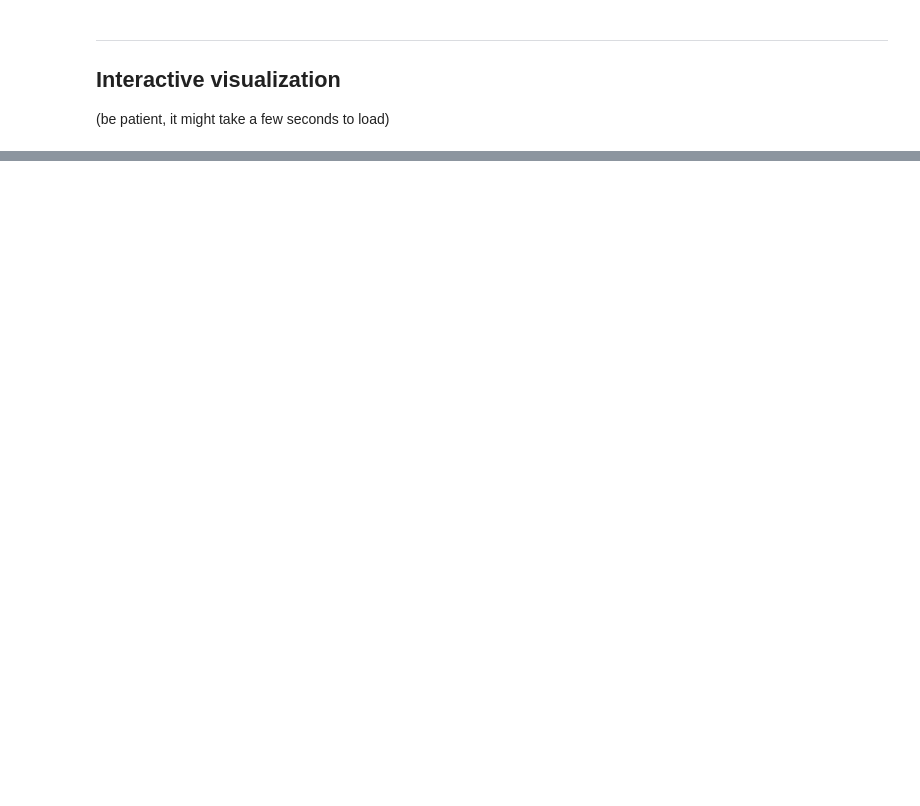
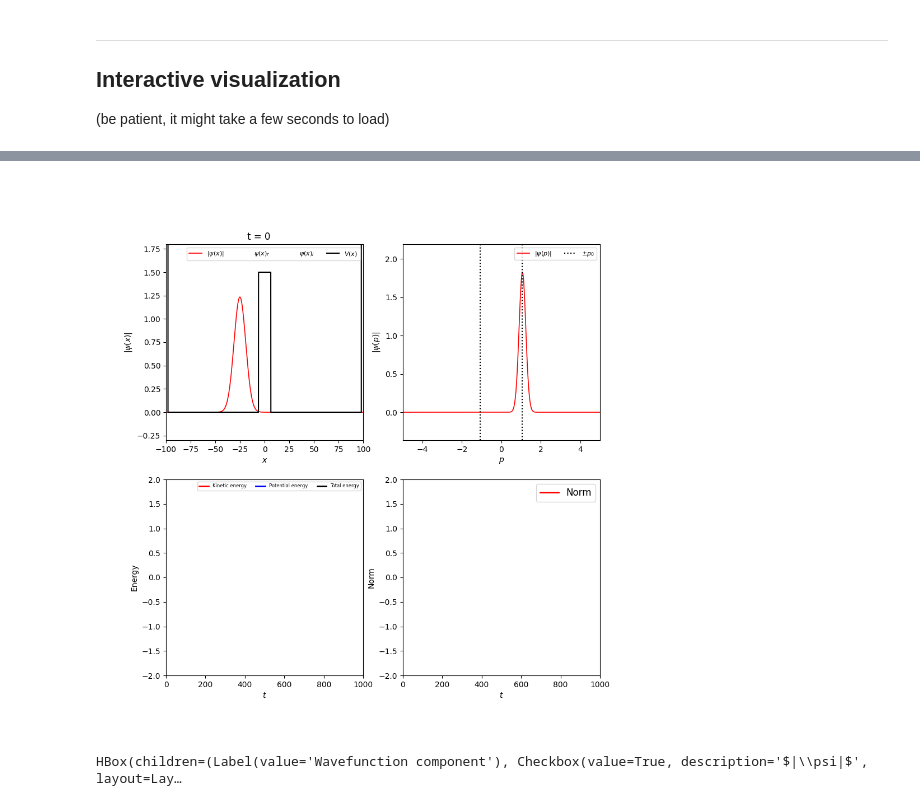
Before and after one commit to osscar-org/quantum-mechanics, a Jupyter notebook: notebook/quantum-mechanics/soft.ipynb, the cells around one changed output, grey strips where cells are left out. Saved outputs shown, nothing was run; the diff lists cells and outputs as text; code cells hidden in the pictures; blank space fills up the shorter version.

```diff
--- a/notebook/quantum-mechanics/soft.ipynb
+++ b/notebook/quantum-mechanics/soft.ipynb
@@ -428,7 +432,7 @@ ymax = abs(S.psi_k).max()
 ax2 = fig.add_subplot(222, xlim=klim,
                       ylim=(ymin - 0.2 * (ymax - ymin),
                             ymax + 0.2 * (ymax - ymin)))
-psi_k_line, = ax2.plot([], [], c='r', label=r'$|\psi(k)|$', linewidth=1.2)
+psi_k_line, = ax2.plot([], [], c='r', label=r'$|\psi(p)|$', linewidth=1.2)
 
 p0_line1 = ax2.axvline(-p0 / hbar, c='k', ls=':', label=r'$\pm p_0$')
 p0_line2 = ax2.axvline(p0 / hbar, c='k', ls=':')
@@ -436,7 +440,7 @@ p0_line2 = ax2.axvline(p0 / hbar, c='k', ls=':')
 
 ax2.legend(prop=dict(size=8), ncol=4, loc=1)
 ax2.set_xlabel('$p$')
-ax2.set_ylabel(r'$|\psi(k)|$')
+ax2.set_ylabel(r'$|\psi(p)|$')
 
 # axis for energy plots
 ax3 = fig.add_subplot(223, xlim=(0,S.tot_steps*S.dt),ylim=(-2.,2.))
@@ -560,30 +564,33 @@ psi2 = widgets.Checkbox(value=False, description=r'Re$(\psi)$', disabled=False,
 psi3 = widgets.Checkbox(value=False, description=r'Im$(\psi)$', disabled=False, layout=Layout(width='25%'))
 
 # psi1 = widgets.Checkbox(value=True, description=r'|\(\psi\)|',  disabled=False, layout=Layout(width='25%'))
 # psi2 = widgets.Checkbox(value=False, description=r'Re\((\psi)\)', disabled=False, layout=Layout(width='25%'))
 # psi3 = widgets.Checkbox(value=False, description=r'Im\((\psi)\)', disabled=False, layout=Layout(width='25%'))
 # wfn_comp_box = VBox([HBox([psi1, psi2, psi3])
 # widgets.Text(
 #     value='Wavefunction component',
 #     placeholder='Type something',
 #     description='String:',
 #     disabled=True
 # )
 def on_psi1_change(b):
     psi_x_line.set_visible(psi1.value)
 
 def on_psi2_change(b):
     psi_x_real.set_visible(psi2.value)
 
 def on_psi3_change(b):
     psi_x_imag.set_visible(psi3.value)
 
 psi1.observe(on_psi1_change, names='value')
 psi2.observe(on_psi2_change, names='value')
 psi3.observe(on_psi3_change, names='value')
 
 button_pause = Button(description="Play");
 button_pause.on_click(onClick)
 
 display(HBox([Label("Wavefunction component"),psi1, psi2, psi3]))
 display(button_pause);
+# %% [output]
+[figure, added]
+HBox(children=(Label(value='Wavefunction component'), Checkbox(value=True, description='$|\\psi|$', layout=Lay…
```
Also changed, not shown: parts of 8 cells of this notebook, 1 other file.
